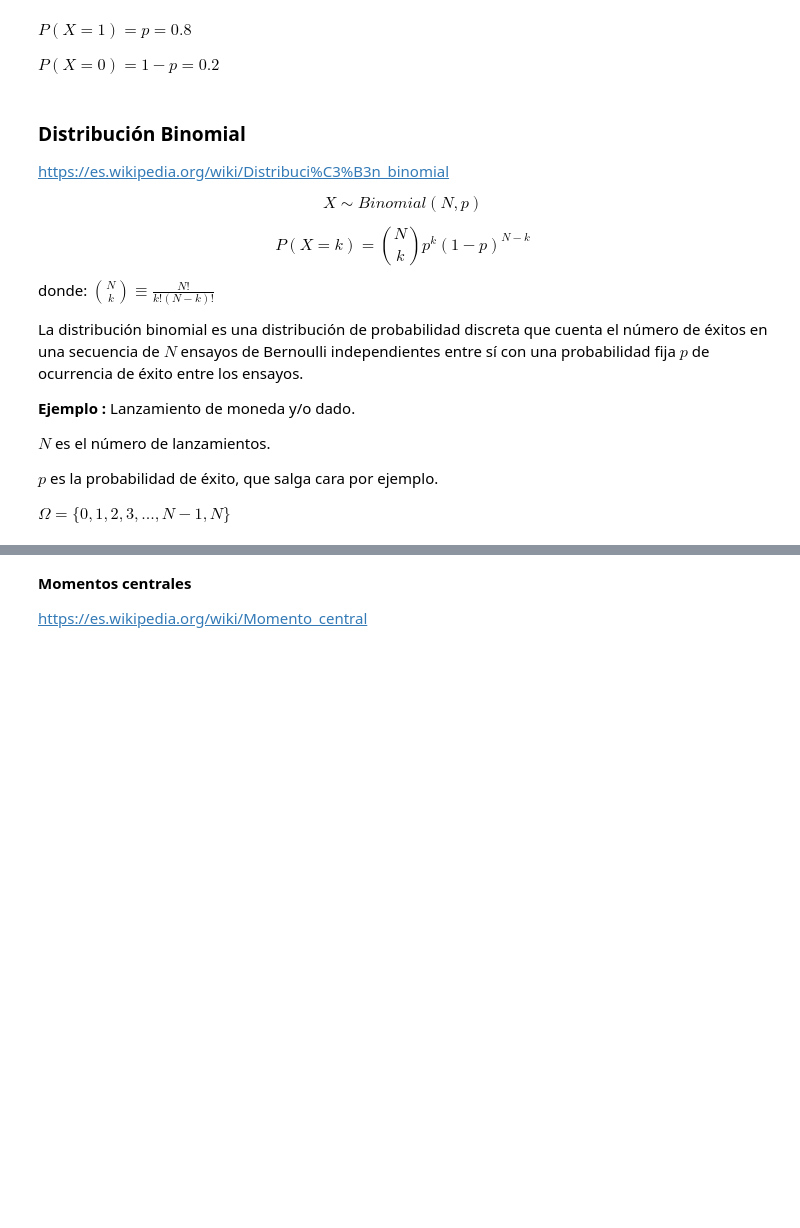
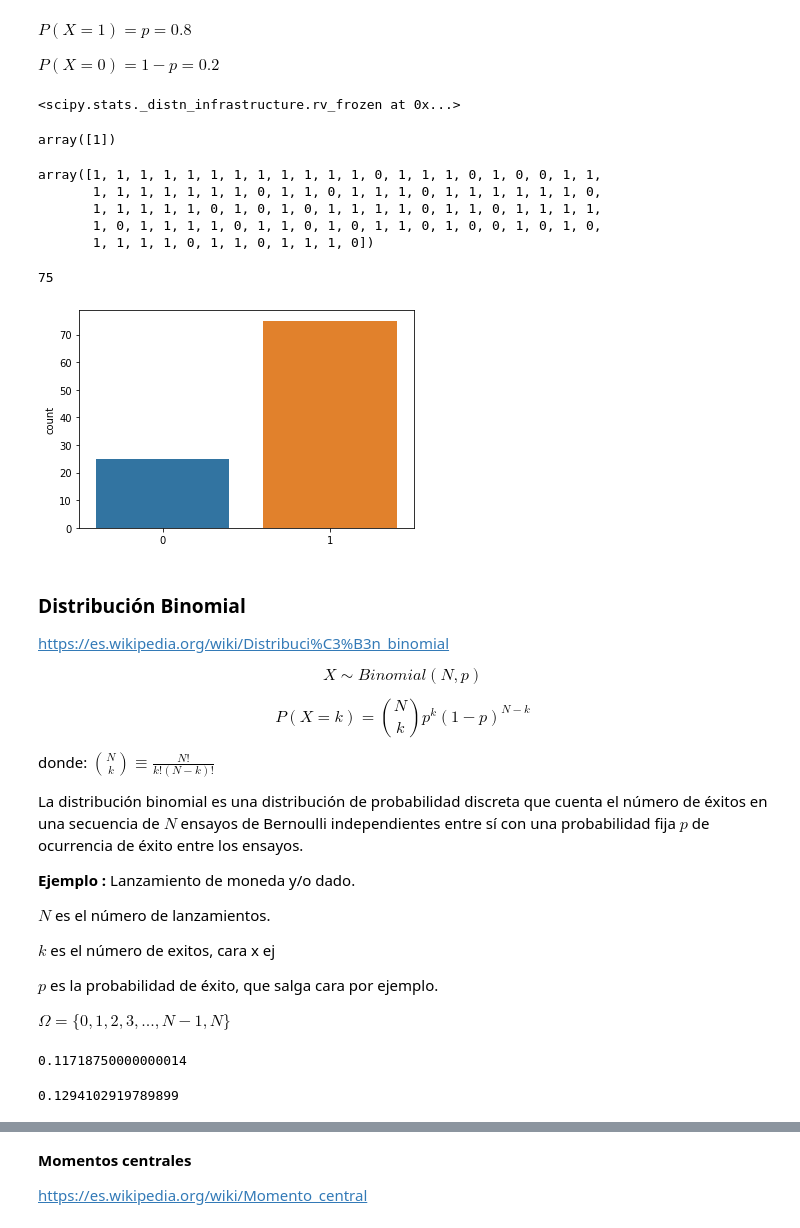
Before and after one commit to YonatanRA/ds_tb_part_21_09, a Jupyter notebook: 02-Data_Analysis/8.2 - Distribuciones Discretas.ipynb, the cells around one changed output, grey strips where cells are left out. Saved outputs shown, nothing was run; the diff lists cells and outputs as text; code cells hidden in the pictures; blank space fills up the shorter version.

```diff
--- a/02-Data_Analysis/8.2 - Distribuciones Discretas.ipynb
+++ b/02-Data_Analysis/8.2 - Distribuciones Discretas.ipynb
@@ -25,6 +25,8 @@ Se basa en el experiemento de Bernoulli. Solo tiene dos posibles resultados, con
 $\Omega = \{0, 1\}$  Espacio muestral, pensando en cara-cruz.
 
 Llamamos $p$ a la probabilidad de éxito, que salga cara por ejemplo.
+# %%
+p=0.8
 # %% [markdown]
 $P(X=1)=p=0.8$
 
@@ -32,3 +36,33 @@ $P(X=0)=1-p=0.2$
+# %%
+b=bernoulli(p)
+# %%
+b
+# %% [output]
+<scipy.stats._distn_infrastructure.rv_frozen at 0x...>
+# %%
+b.rvs(size=1)  # rvs=random variable sample (muestra aleatoria simple, m.a.s. en castellano)
+# %% [output]
+array([1])
+# %%
+muestra=b.rvs(size=100)
+
+muestra
+# %% [output]
+array([1, 1, 1, 1, 1, 1, 1, 1, 1, 1, 1, 1, 0, 1, 1, 1, 0, 1, 0, 0, 1, 1,
+       1, 1, 1, 1, 1, 1, 1, 0, 1, 1, 0, 1, 1, 1, 0, 1, 1, 1, 1, 1, 1, 0,
+       1, 1, 1, 1, 1, 0, 1, 0, 1, 0, 1, 1, 1, 1, 0, 1, 1, 0, 1, 1, 1, 1,
+       1, 0, 1, 1, 1, 1, 0, 1, 1, 0, 1, 0, 1, 1, 0, 1, 0, 0, 1, 0, 1, 0,
+       1, 1, 1, 1, 0, 1, 1, 0, 1, 1, 1, 0])
+# %%
+sum(muestra)
+# %% [output]
+75
+# %%
+import seaborn as sns
+
+sns.countplot(muestra);
+# %% [output]
+[figure, added]
 # %% [markdown]
 ### Distribución Binomial
 
@@ -50,6 +84,8 @@ La distribución binomial es una distribución de probabilidad discreta que cuen
 
 $N$ es el número de lanzamientos.
 
+$k$ es el número de exitos, cara x ej
+
 $p$ es la probabilidad de éxito, que salga cara por ejemplo.
 
 $\Omega = \{0, 1, 2, 3, ..., N-1, N\}$
@@ -55,0 +95,13 @@ $\Omega = \{0, 1, 2, 3, ..., N-1, N\}$
+# %%
+# binom.pmf(k, n, p)  # k=nº de exitos, n=nº de repeticiones, p=prob del evento
+
+# ¿Cuál es la prob de que salgan tres caras si tiro 10 veces la moneda?
+binom.pmf(3, 10, 0.5)
+# %% [output]
+0.11718750000000014
+# %%
+# ¿Cuál es la prob de que salgan 5 doses si tiro 20 veces un dado?
+
+binom.pmf(5, 20, 1/6)
+# %% [output]
+0.1294102919789899
```
Also changed, not shown: parts of 8 cells of this notebook.
